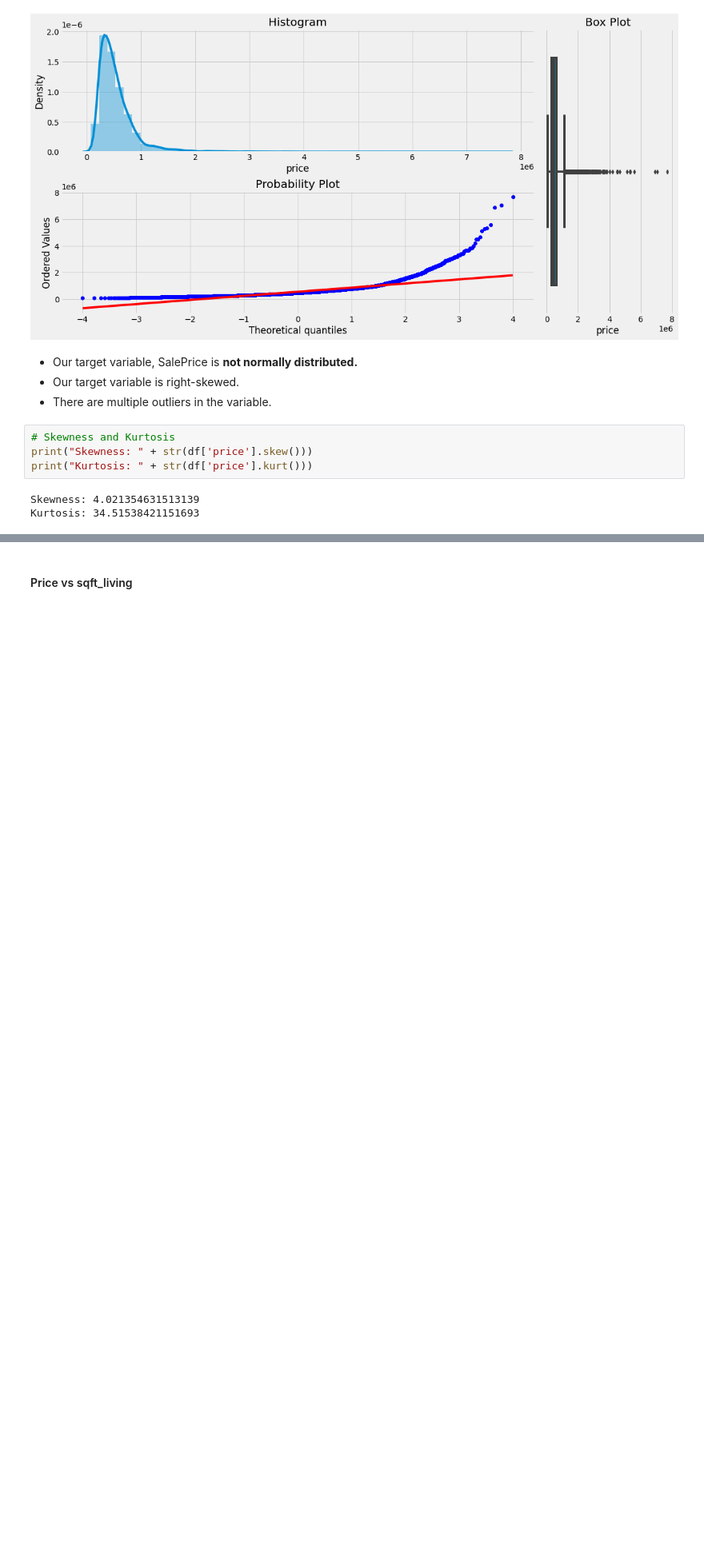
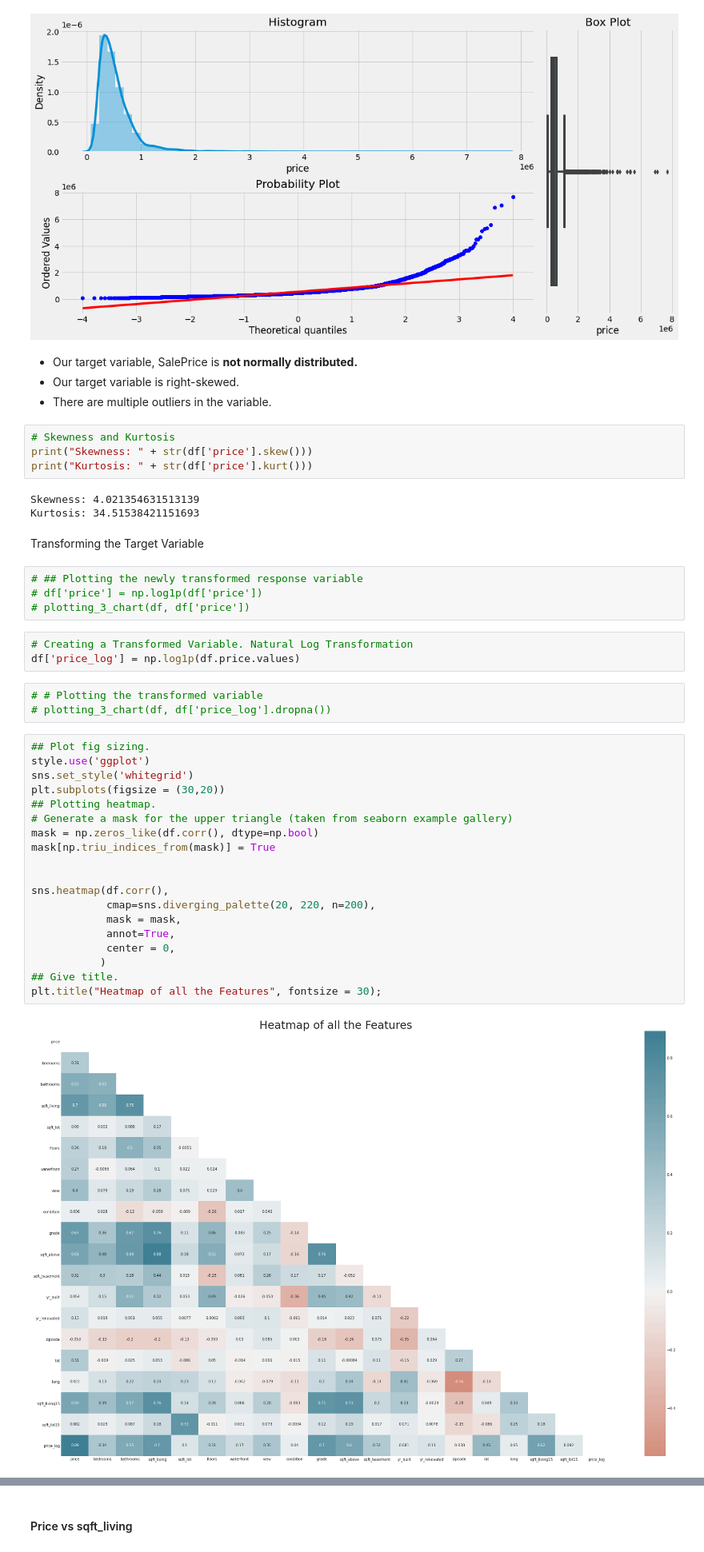
Before and after one commit to qadipo/FactorsAffectingHousePricesUsingVariousLinearRegressionMethods, a Jupyter notebook: Modelling_House_Prices.ipynb, the cells around one changed output, grey strips where cells are left out. Shown at 80% size. Drawn from its saved outputs; the diff is of its cells as text; blank space fills up the shorter version.

```diff
--- a/Modelling_House_Prices.ipynb
+++ b/Modelling_House_Prices.ipynb
@@ -234,3 +214,36 @@ print("Kurtosis: " + str(df['price'].kurt()))
 # %% [output]
 Skewness: 4.021354631513139
 Kurtosis: 34.51538421151693
+# %% [markdown]
+Transforming the Target Variable
+# %%
+# ## Plotting the newly transformed response variable
+# df['price'] = np.log1p(df['price'])
+# plotting_3_chart(df, df['price'])
+# %%
+# Creating a Transformed Variable. Natural Log Transformation
+df['price_log'] = np.log1p(df.price.values)
+# %%
+# # Plotting the transformed variable
+# plotting_3_chart(df, df['price_log'].dropna())
+# %%
+## Plot fig sizing.
+style.use('ggplot')
+sns.set_style('whitegrid')
+plt.subplots(figsize = (30,20))
+## Plotting heatmap.
+# Generate a mask for the upper triangle (taken from seaborn example gallery)
+mask = np.zeros_like(df.corr(), dtype=np.bool)
+mask[np.triu_indices_from(mask)] = True
+
+
+sns.heatmap(df.corr(),
+            cmap=sns.diverging_palette(20, 220, n=200),
+            mask = mask,
+            annot=True,
+            center = 0,
+           )
+## Give title.
+plt.title("Heatmap of all the Features", fontsize = 30);
+# %% [output]
+[figure, added]
```
Also changed, not shown: parts of 72 cells of this notebook.
